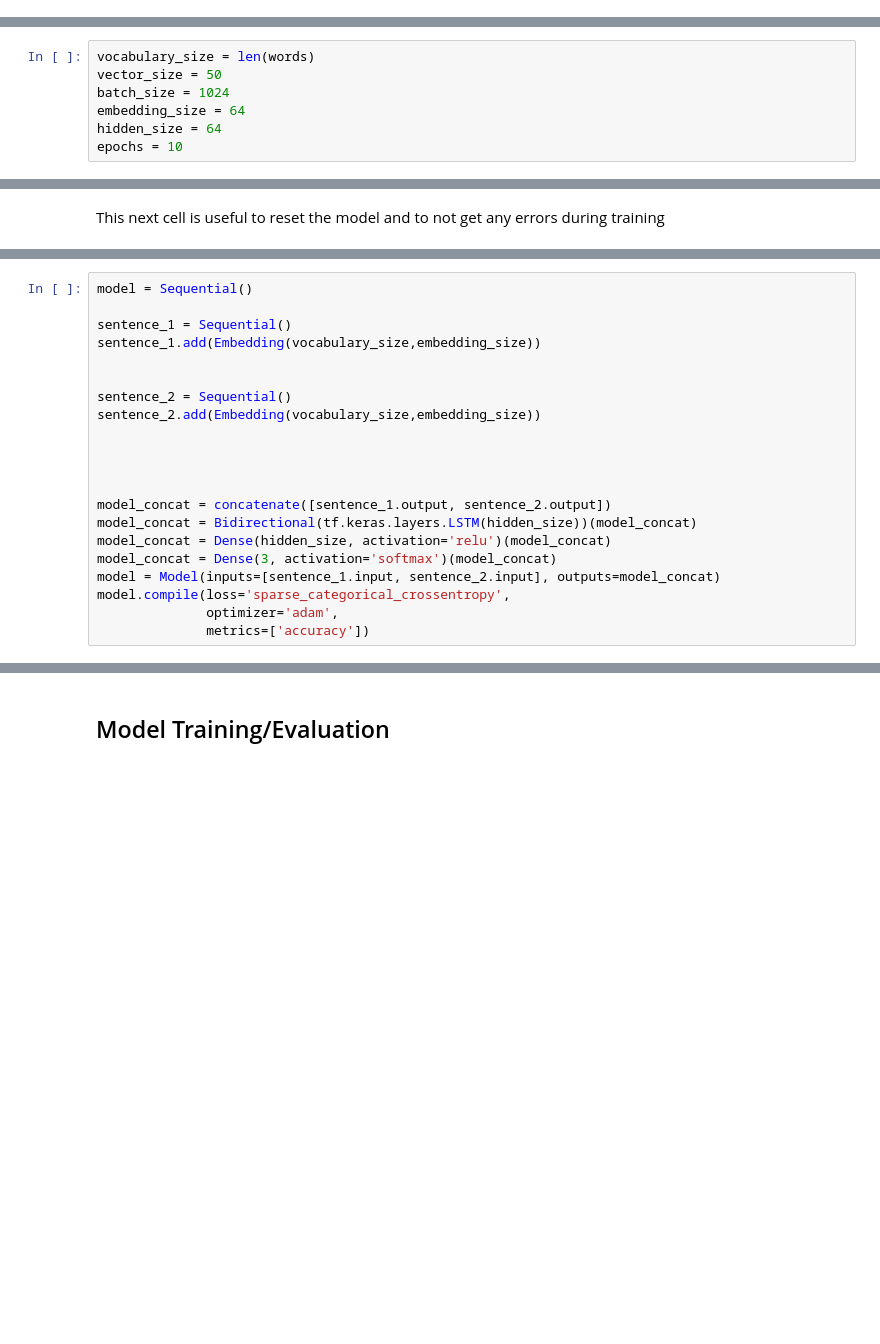
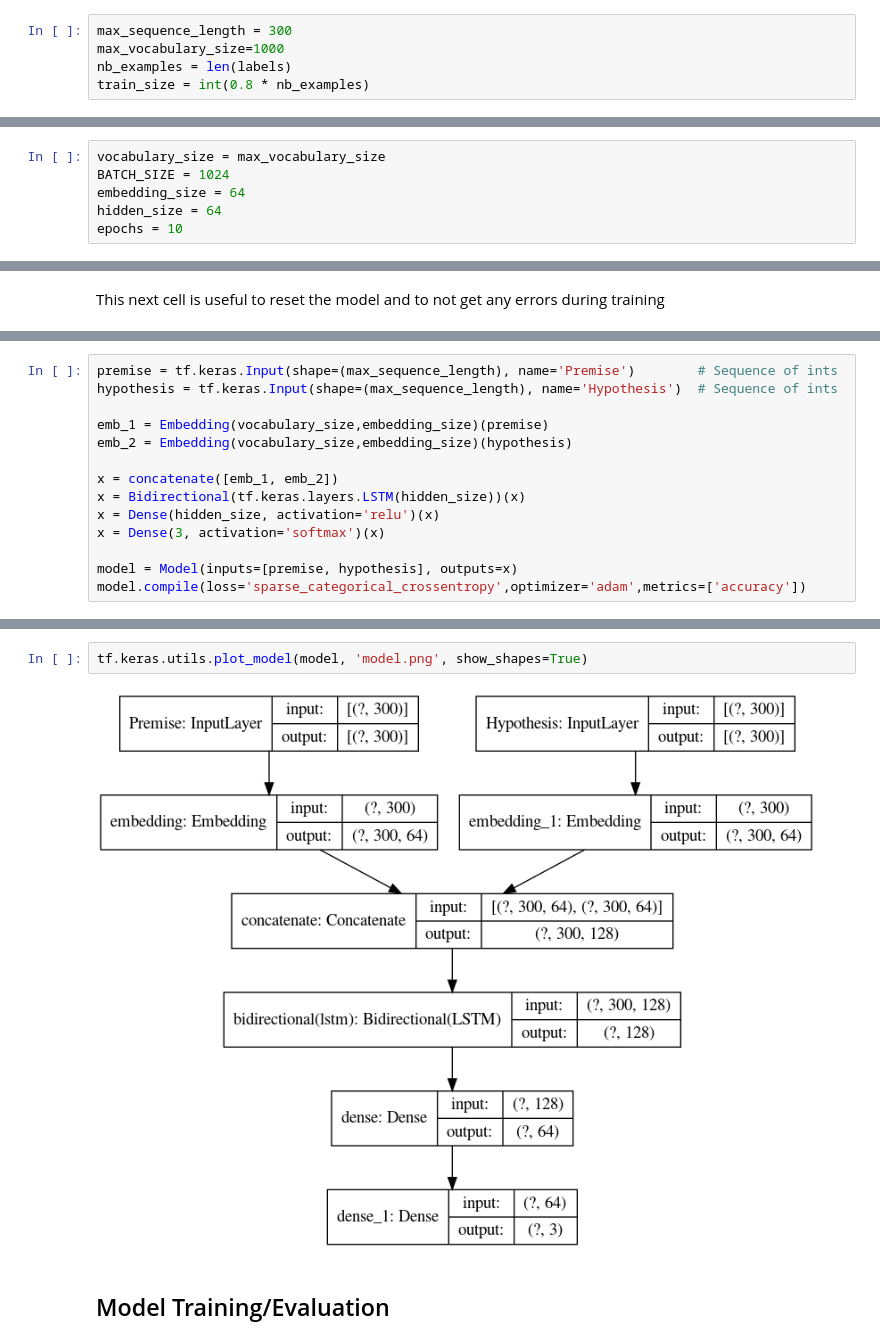
Before and after one commit to Igzs/Kaggle, a Jupyter notebook: ECE NLP/ECE_Deep_NLP.ipynb, the cells around one changed output, grey strips where cells are left out. Cells and saved outputs as stored; diff of their text form; blank space fills up the shorter version.

```diff
--- a/ECE NLP/ECE_Deep_NLP.ipynb
+++ b/ECE NLP/ECE_Deep_NLP.ipynb
@@ -74,0 +42,5 @@ max_vocabulary_size=1000
+# %%
+max_sequence_length = 300
+max_vocabulary_size=1000
+nb_examples = len(labels)
+train_size = int(0.8 * nb_examples)
@@ -141,7 +147,6 @@ num_labels = translate_labels(labels)
 # %%
-vocabulary_size = len(words)
-vector_size = 50
-batch_size = 1024
+vocabulary_size = max_vocabulary_size
+BATCH_SIZE = 1024
 embedding_size = 64
 hidden_size = 64
 epochs = 10
@@ -164,24 +155,17 @@ set_session(session)
 # %%
-model = Sequential()
+premise = tf.keras.Input(shape=(max_sequence_length), name='Premise')        # Sequence of ints
+hypothesis = tf.keras.Input(shape=(max_sequence_length), name='Hypothesis')  # Sequence of ints
 
-sentence_1 = Sequential()
-sentence_1.add(Embedding(vocabulary_size,embedding_size))
+emb_1 = Embedding(vocabulary_size,embedding_size)(premise)
+emb_2 = Embedding(vocabulary_size,embedding_size)(hypothesis)
 
+x = concatenate([emb_1, emb_2])
+x = Bidirectional(tf.keras.layers.LSTM(hidden_size))(x)
+x = Dense(hidden_size, activation='relu')(x)
+x = Dense(3, activation='softmax')(x)
 
-sentence_2 = Sequential()
-sentence_2.add(Embedding(vocabulary_size,embedding_size))
-
-
-
-
-model_concat = concatenate([sentence_1.output, sentence_2.output])
-model_concat = Bidirectional(tf.keras.layers.LSTM(hidden_size))(model_concat)
-model_concat = Dense(hidden_size, activation='relu')(model_concat)
-model_concat = Dense(3, activation='softmax')(model_concat)
-model = Model(inputs=[sentence_1.input, sentence_2.input], outputs=model_concat)
-model.compile(loss='sparse_categorical_crossentropy',
-              optimizer='adam',
-              metrics=['accuracy'])
+model = Model(inputs=[premise, hypothesis], outputs=x)
+model.compile(loss='sparse_categorical_crossentropy',optimizer='adam',metrics=['accuracy'])
 # %%
 model.summary()
 # %% [output]
@@ -202,5 +186,9 @@ Total params: 235,267
 Trainable params: 235,267
 Non-trainable params: 0
 __________________________________________________________________________________________________
+# %%
+tf.keras.utils.plot_model(model, 'model.png', show_shapes=True)
+# %% [output]
+[figure, added]
 # %% [markdown]
 ## Model Training/Evaluation
```
Also changed, not shown: parts of 35 cells of this notebook, 2 other files.
